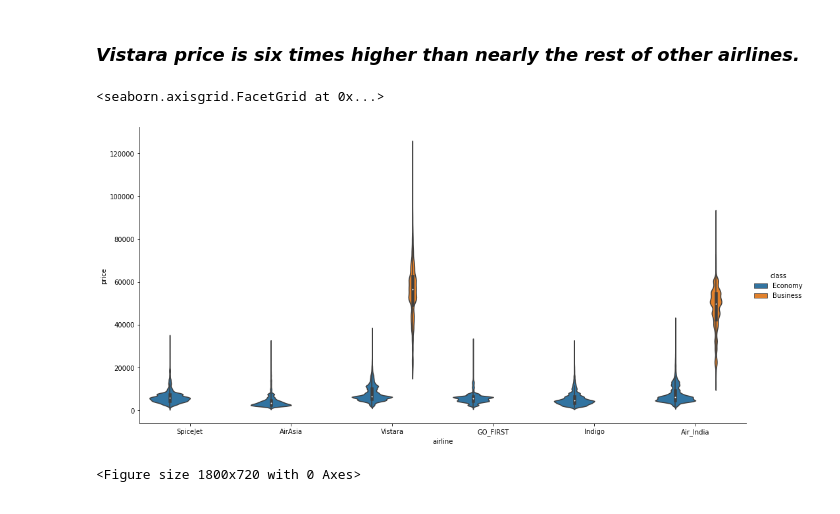
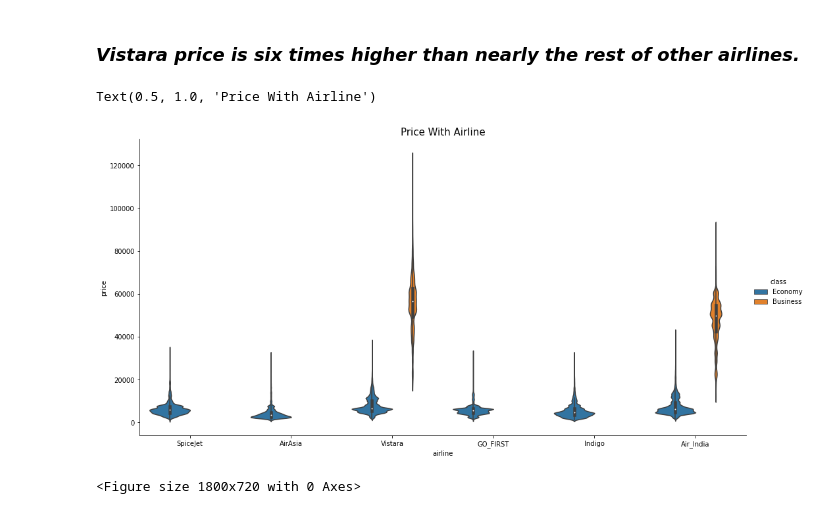
Before and after one commit to Omar-Khan99/flight-price-prediction, a Jupyter notebook: flight-price-prediction.ipynb, the cells around one changed output. Saved outputs shown, nothing was run; the diff lists cells and outputs as text; code cells hidden in the pictures.

Commit message:
Kaggle Notebook | flight-price-prediction | Version 9

```diff
--- a/flight-price-prediction.ipynb
+++ b/flight-price-prediction.ipynb
@@ -267,9 +267,10 @@ plt.show()
 ### *Vistara price is six times higher than nearly the rest of other airlines.*
 # %%
 sns.catplot(kind='violin',data=data,x='airline',y='price',hue="class",aspect=2,height=7)
+plt.title('Price With Airline',fontsize=15)
 # %% [output]
-<seaborn.axisgrid.FacetGrid at 0x...>
+Text(0.5, 1.0, 'Price With Airline')
-[figure, old version]
+[figure, new version]
 # %%
 plt.figure(figsize=(25,10))
 sns.catplot(y='price', x='airline', data=data, kind='bar',col='class',sharey=False)
```
Also changed, not shown: parts of 2 cells of this notebook.
